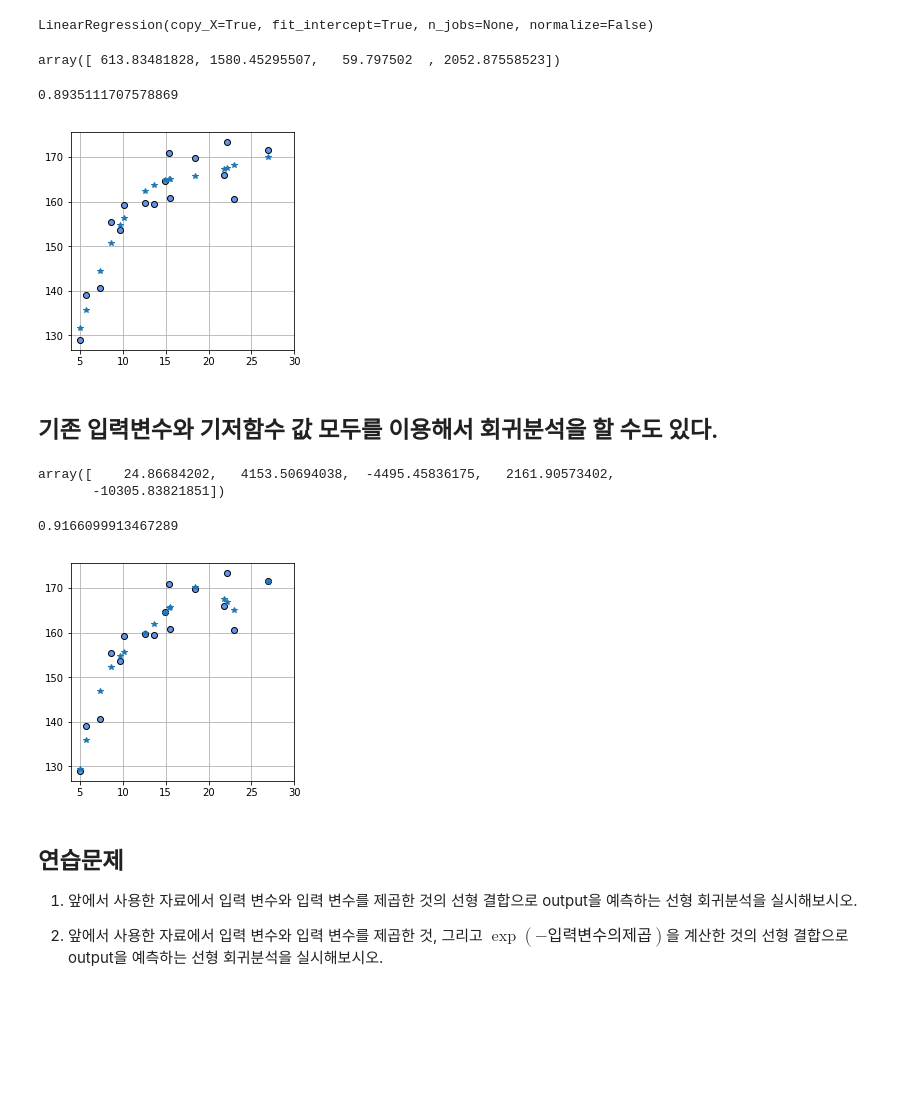
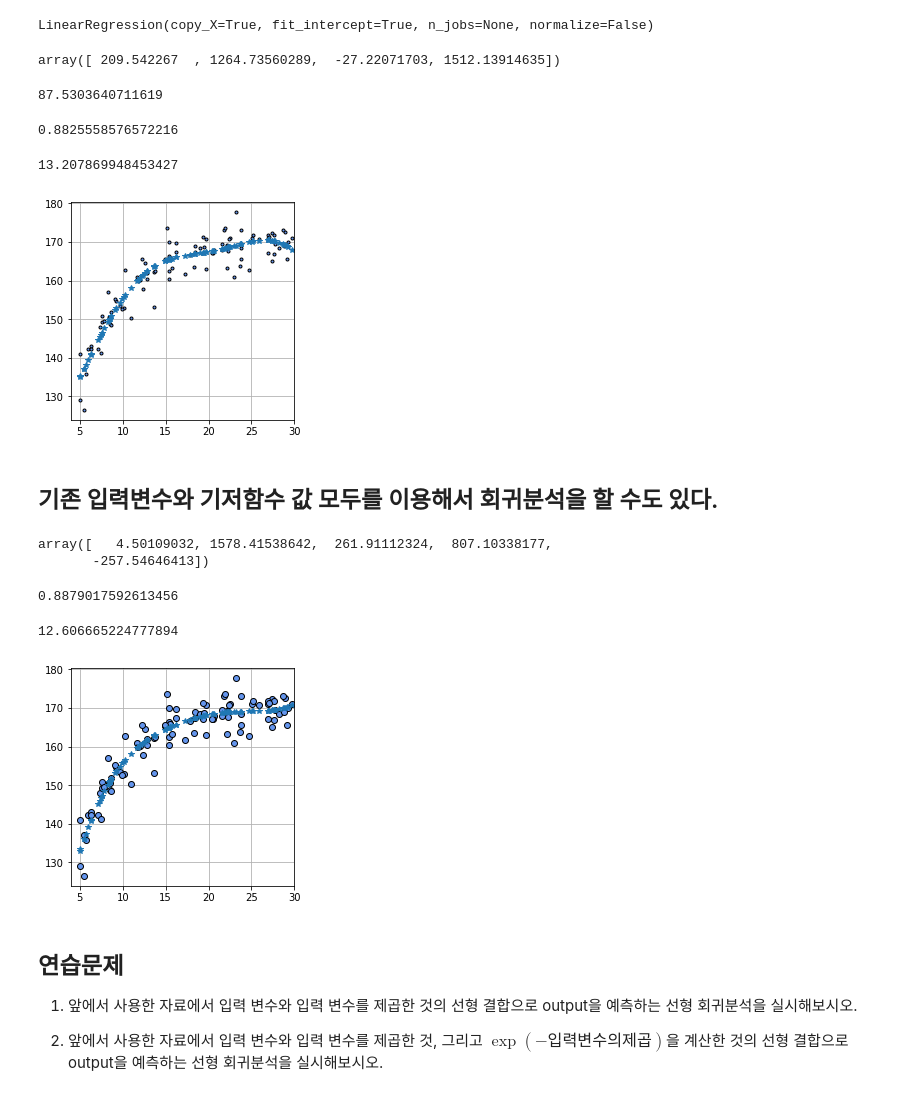
Before and after one commit to joongyang/Machine-Learning-by-Examples, a Jupyter notebook: Chapter5.ipynb, the cells around one changed output. Saved outputs shown, nothing was run; the diff lists cells and outputs as text; code cells hidden in the pictures; blank space fills up the shorter version.

```diff
--- a/Chapter5.ipynb
+++ b/Chapter5.ipynb
@@ -623,7 +623,7 @@ np.random.seed(seed=1)            # 실행할 때마다 동일한 자료가 생
                                   # 난수 발생 함수의 초기값을 지정한다.
 X_min = 4                         # 입력 변수 X의 하한
 X_max = 30                        # 입력 변수 X의 상한
-X_n = 16                          # 발생할 입력 변수 값의 개수 = 자료의 개수
+X_n = 100                         # 발생할 입력 변수 값의 개수 = 자료의 개수
 X = 5 + 25 * np.random.rand(X_n)  # 16개의 입력 변수 값 생성
 Prm_c = [170, 108, 0.2]           # output의 값을 생성할 때 사용할 함수의 계수를 지정한다.
 T = Prm_c[0] - Prm_c[1] * np.exp(-Prm_c[2] * X) \
@@ -704,23 +733,32 @@ LinearRegression(copy_X=True, fit_intercept=True, n_jobs=None, normalize=False)
 # %%
 lm.coef_
 # %% [output]
-array([ 613.83481828, 1580.45295507,   59.797502  , 2052.87558523])
+array([ 209.542267  , 1264.73560289,  -27.22071703, 1512.13914635])
+# %%
+lm.intercept_
+# %% [output]
+87.5303640711619
 # %%
 lm.score(Xnew[:, 1:], T)
 # %% [output]
-0.8935111707578869
+0.8825558576572216
 # %%
 T_pred = lm.predict(Xnew[:, 1:])
+# %%
+from sklearn.metrics import mean_squared_error
+mean_squared_error(T_pred, T)
+# %% [output]
+13.207869948453427
 # %%
 plt.figure(figsize=(4, 4))
-plt.plot(X, T, marker='o', linestyle='None',
+plt.plot(X, T, marker='.', linestyle='None',
          markeredgecolor='black', color='cornflowerblue')
 plt.plot(X, T_pred, marker='*', linestyle='None')
 plt.xlim(X_min, X_max)
 plt.grid(True)
 plt.show()
 # %% [output]
-[figure, old version]
+[figure, new version]
 # %% [markdown]
 ## 기존 입력변수와 기저함수 값 모두를 이용해서 회귀분석을 할 수도 있다.
 # %%
@@ -730,12 +768,16 @@ T_pred = lm.predict(Xnew)
 # %%
 lm.coef_
 # %% [output]
-array([    24.86684202,   4153.50694038,  -4495.45836175,   2161.90573402,
-       -10305.83821851])
+array([   4.50109032, 1578.41538642,  261.91112324,  807.10338177,
+       -257.54646413])
 # %%
 lm.score(Xnew, T)
 # %% [output]
-0.9166099913467289
+0.8879017592613456
+# %%
+mean_squared_error(T, T_pred)
+# %% [output]
+12.606665224777894
 # %%
 plt.figure(figsize=(4, 4))
 plt.plot(X, T, marker='o', linestyle='None',
@@ -745,7 +787,7 @@ plt.xlim(X_min, X_max)
 plt.grid(True)
 plt.show()
 # %% [output]
-[figure, old version]
+[figure, new version]
 # %% [markdown]
 ## 연습문제
 
```
Also changed, not shown: parts of 50 cells of this notebook.
